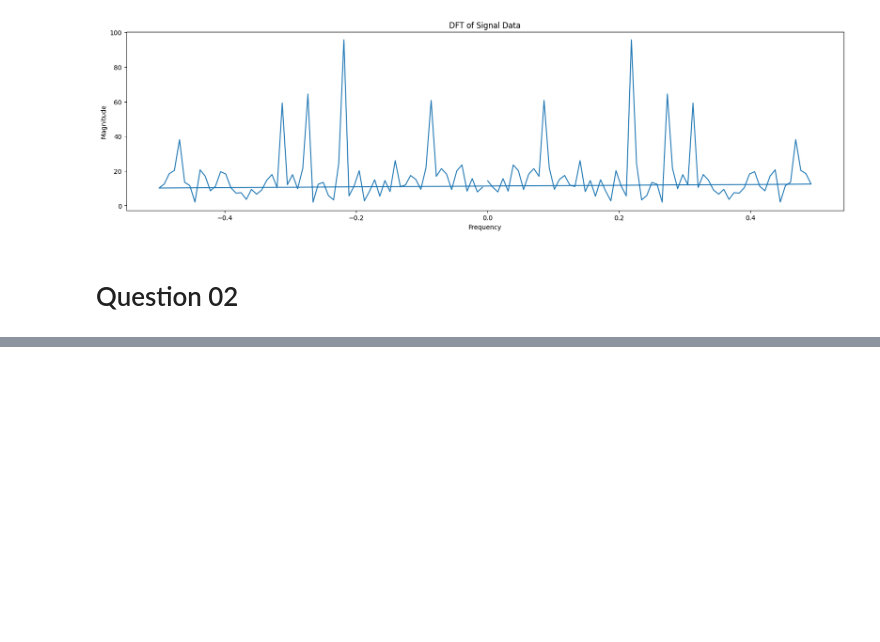
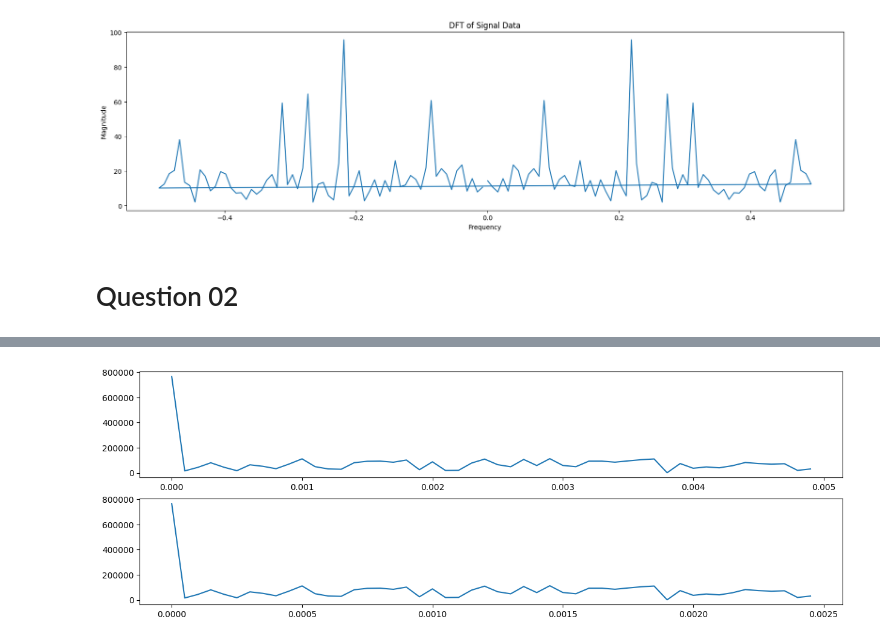
Before and after one commit to Vgr20/EN_3551_Assignment_01, a Jupyter notebook: Assignment.ipynb, the cells around one changed output, grey strips where cells are left out. Saved outputs shown, nothing was run; the diff lists cells and outputs as text; code cells hidden in the pictures; blank space fills up the shorter version.

```diff
--- a/Assignment.ipynb
+++ b/Assignment.ipynb
@@ -124,0 +217,7 @@ plt.show()
+# %%
+fig,ax = plt.subplots(2,1,figsize=(15,5))
+ax[0].plot(frequency_Obins_1[:50], np.abs(dft_Oresult_1[:50]))
+ax[1].plot(frequency_bins_1[:50], np.abs(dft_result1[:50]))
+plt.show()
+# %% [output]
+[figure, added]
```
Also changed, not shown: parts of 8 cells of this notebook, 1 other file.
